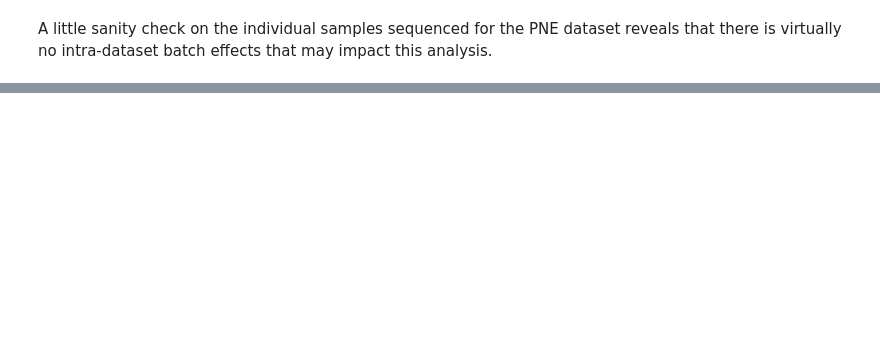
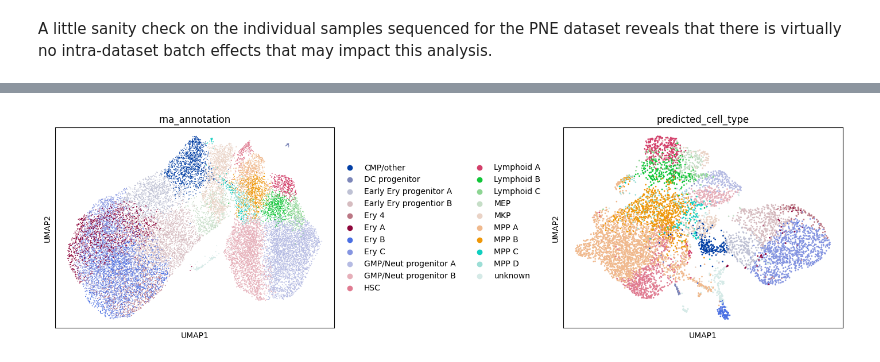
Before and after one commit to akash-pandit/age-analysis, a Jupyter notebook: notebooks/cluster-integrated-rna.ipynb, the cells around one changed output, grey strips where cells are left out. Drawn from its saved outputs; the diff is of its cells as text; code cells hidden in the pictures; blank space fills up the shorter version.

```diff
--- a/notebooks/cluster-integrated-rna.ipynb
+++ b/notebooks/cluster-integrated-rna.ipynb
@@ -79,5 +89,0 @@ Adding `age` and `batch` features to each dataset.
-# %%
-pne.obs['Age'] = pd.Categorical(['Young'] * len(pne), categories=poscablo.obs['Age'].cat.categories)
-
-pne.obs['batch'] = 'pne'
-poscablo.obs['batch'] = 'poscablo'
@@ -91,0 +104,33 @@ joint
+# %%
+# select common genes
+var_names = poscablo.var_names.intersection(pne.var_names)
+poscablo = poscablo[:, var_names].copy()
+pne = pne[:, var_names].copy()
+
+# filter pne dataset for control mice
+pne_ctrl = pne[pne.obs['Treatment'] == 'CONTROL'].copy()
+
+# add age, batch, and cell type label features to datasets
+poscablo_annot, pne_annot = 'rna_annotation', 'predicted_cell_type'
+annot = 'cell_type_label'
+
+pne_ctrl.obs['Age'] = pd.Categorical(['Young'] * len(pne_ctrl), categories=poscablo.obs['Age'].cat.categories)
+pne_ctrl.obs['batch'] = 'pne'
+pne_ctrl.obs[annot] = pne_ctrl.obs[pne_annot]
+poscablo.obs['batch'] = 'poscablo'
+poscablo.obs[annot] = poscablo.obs[poscablo_annot]
+
+
+# recompute control-only umaps
+for adata in poscablo, pne_ctrl:
+    sc.pp.pca(data=adata)
+    sc.pp.neighbors(adata=adata)
+    sc.tl.umap(adata=adata)
+
+# plot control-only umaps
+plot_shared_celltypes(
+    adata1=poscablo, color_col1='rna_annotation',
+    adata2=pne_ctrl, color_col2='predicted_cell_type'
+)
+# %% [output]
+[figure, added]
```
Also changed, not shown: parts of 10 cells of this notebook.
